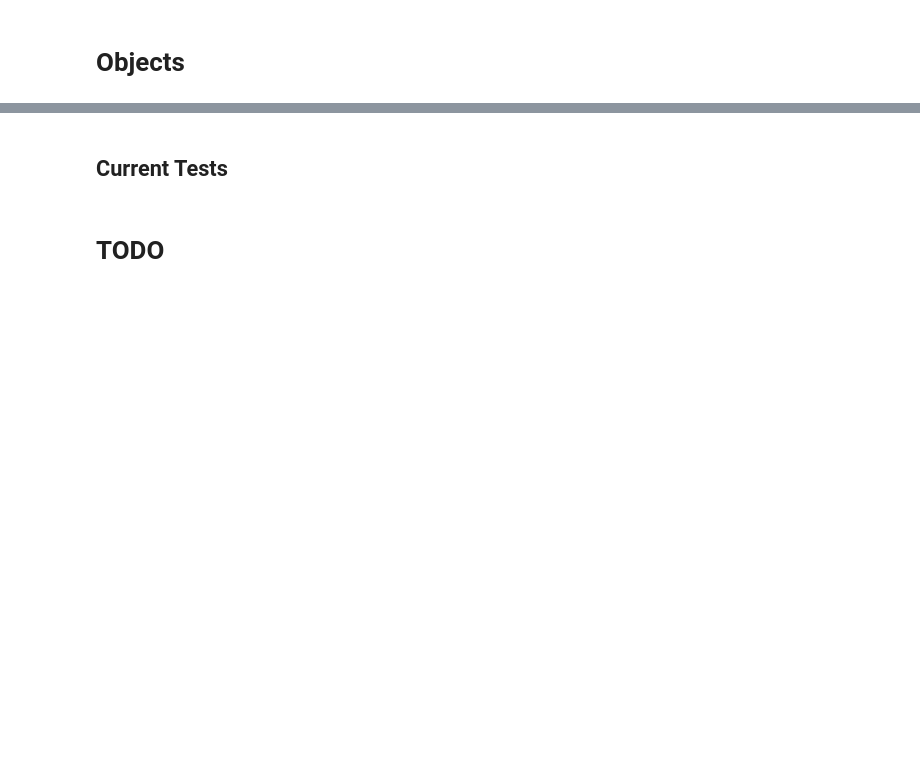
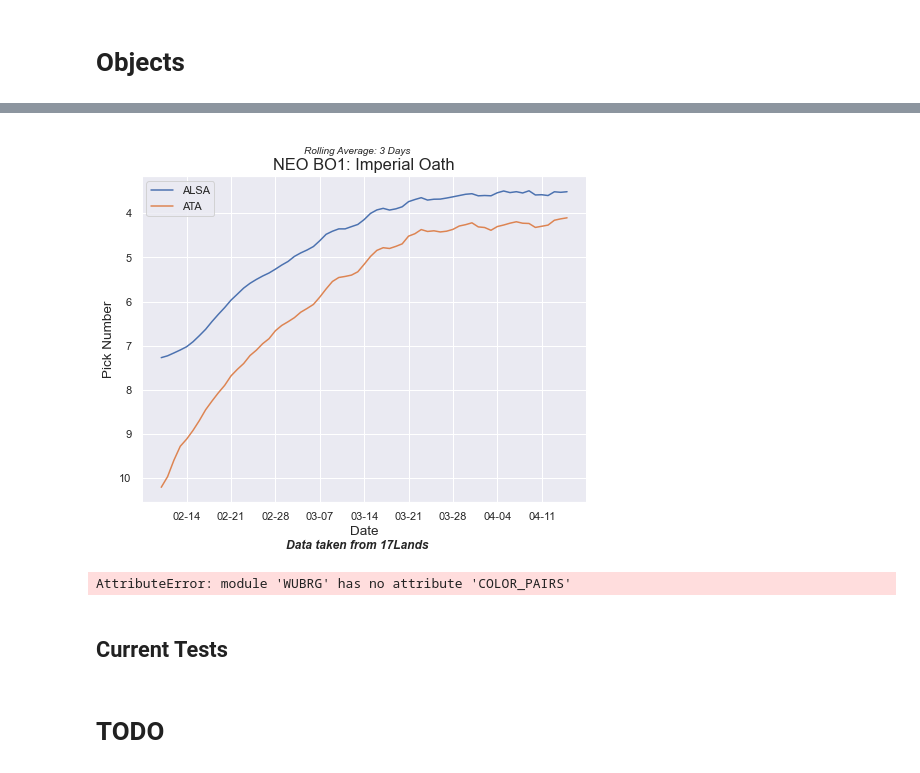
Before and after one commit to ZacharyMN709/DraftMetaReporter, a Jupyter notebook: Scratch.ipynb, the cells around one changed output, grey strips where cells are left out. Cells and saved outputs as stored; diff of their text form; code cells hidden in the pictures; blank space fills up the shorter version.

```diff
--- a/Scratch.ipynb
+++ b/Scratch.ipynb
@@ -594,5 +415,9 @@ set_data.BO1.plot_card_summary('Imperial Oath')
 # %%
-set_data.BO1.plot_pick_stats('Imperial Oath')
+examiner.plot_pick_stats('Imperial Oath')
+# %% [output]
+[figure, added]
 # %%
-set_data.BO1.card_archetype_performance('Imperial Oath')
+examiner.card_archetype_performance('Imperial Oath')
+# %% [output]
+AttributeError: module 'WUBRG' has no attribute 'COLOR_PAIRS'
 # %%
```
Also changed, not shown: parts of 18 cells of this notebook, 5 other files.
